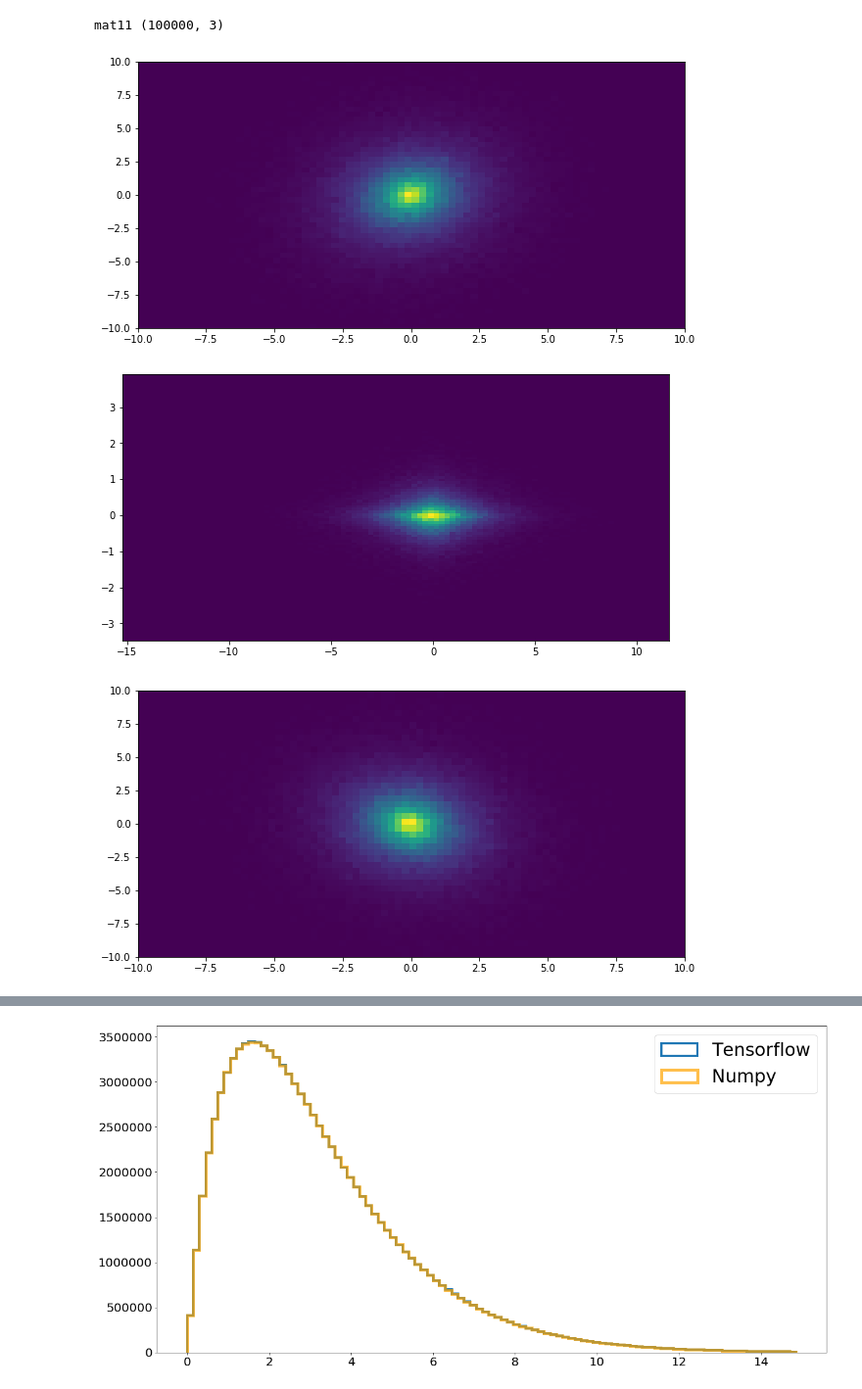
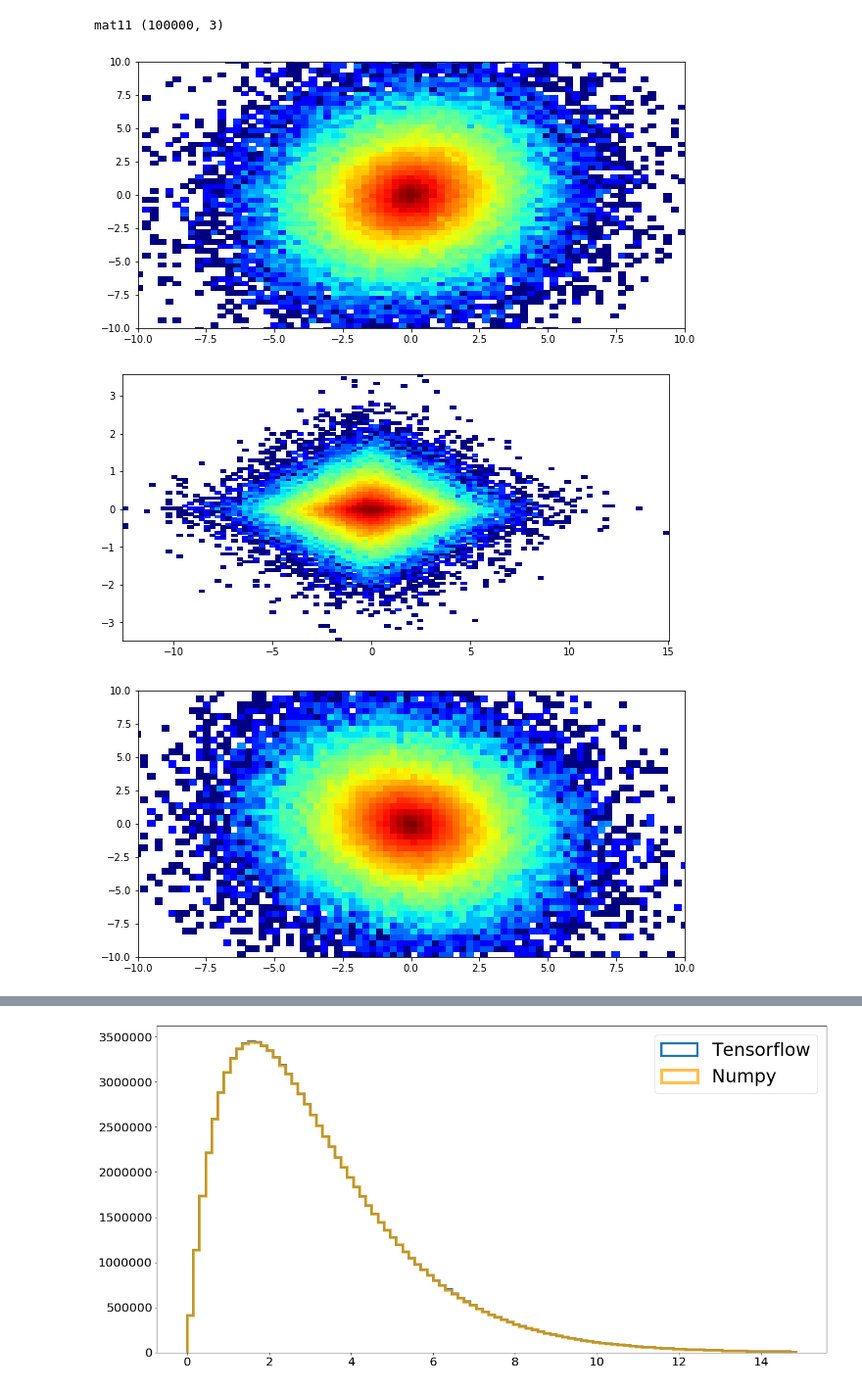
Before and after one commit to RogerMor/LMCpaper, a Jupyter notebook: LMC-disk-simul-TensorFlowvsNumpyBad.ipynb, the cells around one changed output, grey strips where cells are left out. Shown: that part at 98% size. Cells and saved outputs as stored; diff of their text form; code cells hidden in the pictures.

Commit message:
Changes in the plotting style

```diff
--- a/LMC-disk-simul-TensorFlowvsNumpyBad.ipynb
+++ b/LMC-disk-simul-TensorFlowvsNumpyBad.ipynb
@@ -1022,26 +1022,26 @@ y=xyz_propert[:,1]
 z=xyz_propert[:,2]
 
 
-
+from matplotlib.colors import LogNorm
 plt.figure(figsize=(10,5))
-plt.hist2d(x,y,100)
+plt.hist2d(x,y,100,cmap='jet',norm=LogNorm())
 plt.ylim(-10,10)
 plt.xlim(-10,10)
 plt.show()
 # %% [output]
-[figure, old version]
+[figure, new version]
 # %%
 x=xyz_propert[:,0]
 y=xyz_propert[:,1]
 z=xyz_propert[:,2]
 
 
 
 plt.figure(figsize=(10,5))
-plt.hist2d(x,z,100)
+plt.hist2d(x,z,100,cmap='jet',norm=LogNorm())
 plt.show()
 # %% [output]
-[figure, old version]
+[figure, new version]
 # %%
 x=xyz_propern[:,0]
 y=xyz_propern[:,1]
@@ -1050,12 +1050,12 @@ z=xyz_propern[:,2]
 
 
 plt.figure(figsize=(10,5))
-plt.hist2d(x,y,100)
+plt.hist2d(x,y,100,cmap='jet',norm=LogNorm())
 plt.ylim(-10,10)
 plt.xlim(-10,10)
 plt.show()
 # %% [output]
-[figure, old version]
+[figure, new version]
 # %%
 x=xyz_propern[:,0]
 y=xyz_propern[:,1]
```
Also changed, not shown: parts of 5 cells of this notebook.
